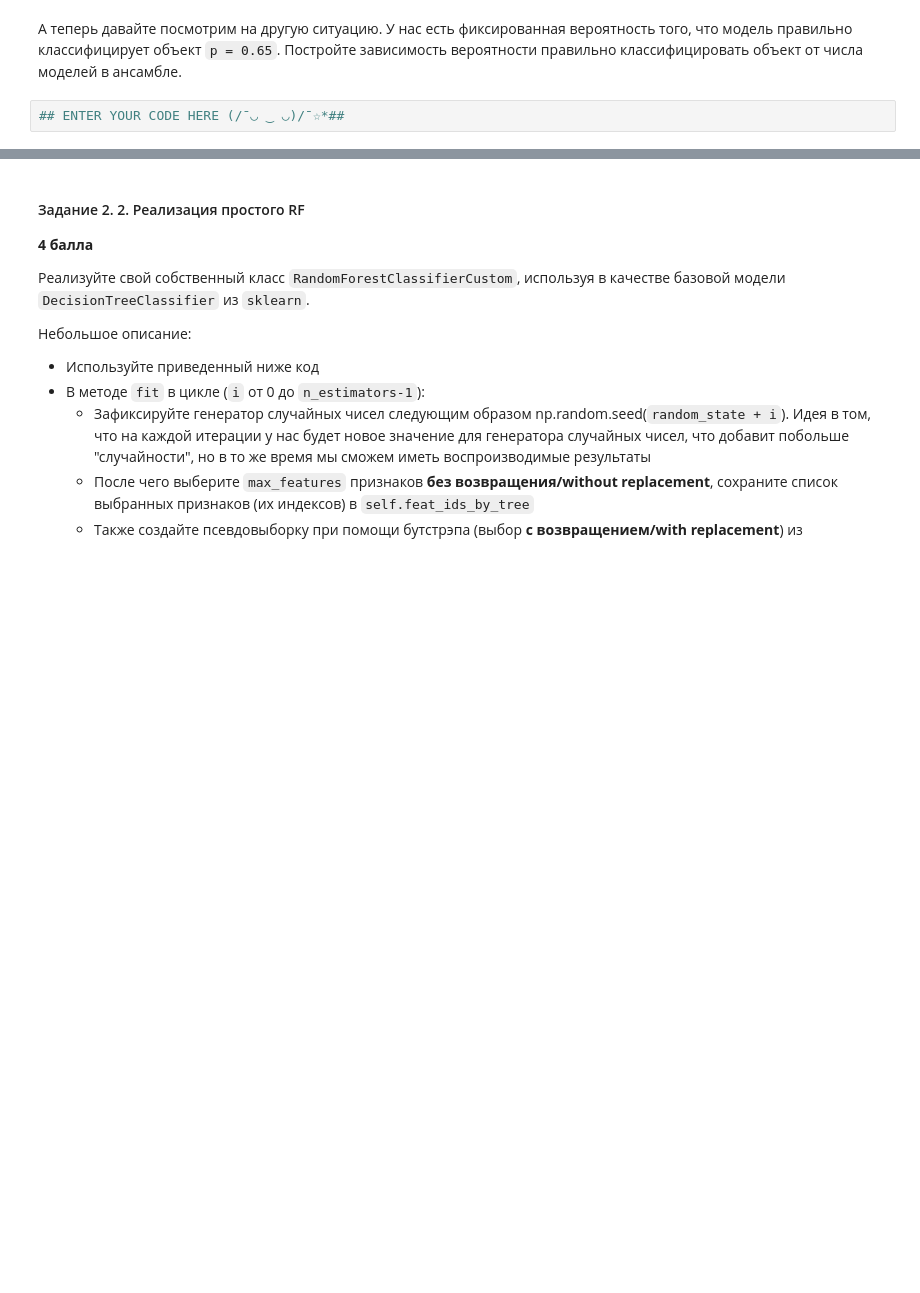
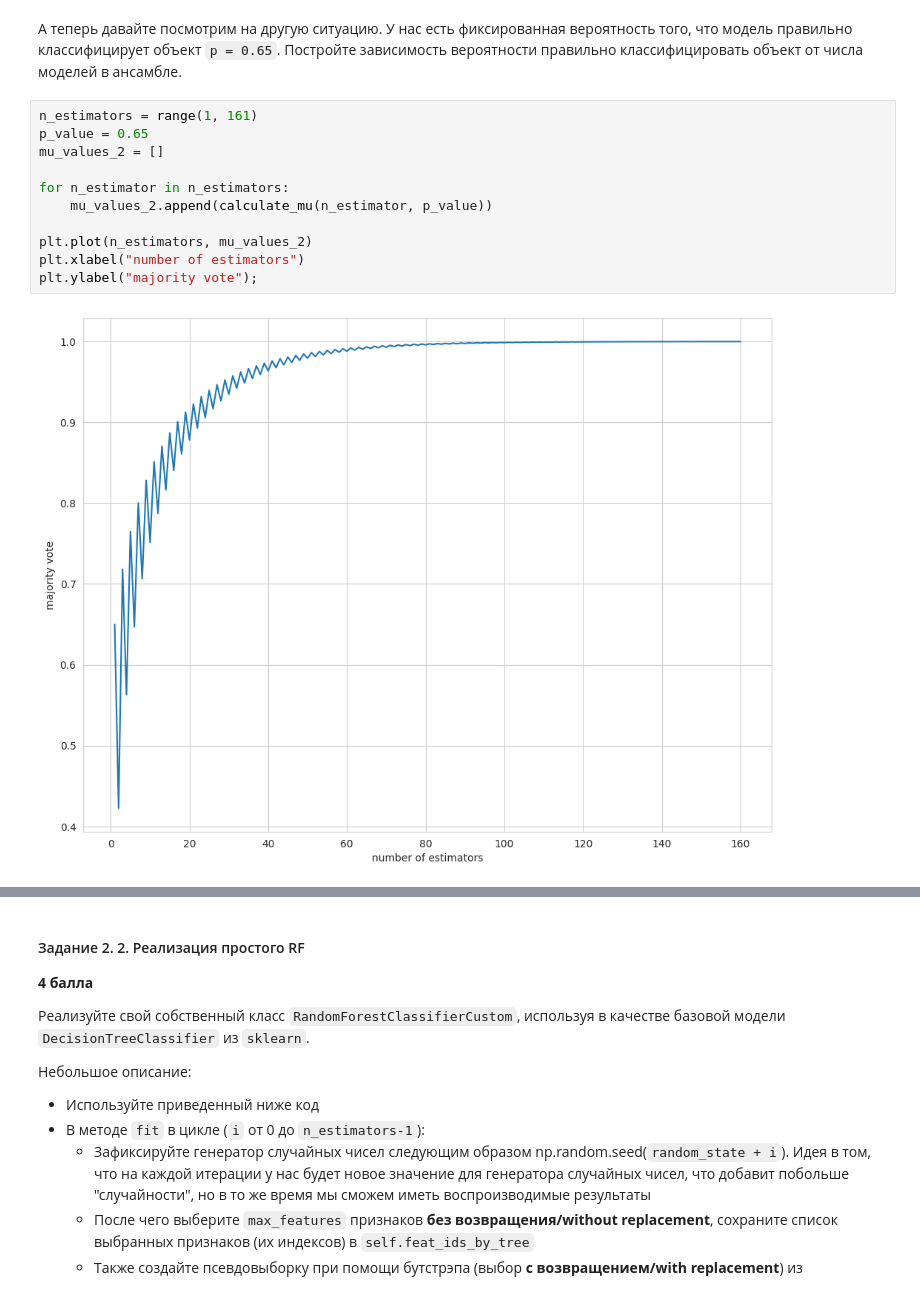
Before and after one commit to ArtemVaska/BI-ML-2024, a Jupyter notebook: lecture_5_ensemples/homework/code/Ensembles.ipynb, the cells around one changed output, grey strips where cells are left out. Saved outputs shown, nothing was run; the diff lists cells and outputs as text; blank space fills up the shorter version.

```diff
--- a/lecture_5_ensemples/homework/code/Ensembles.ipynb
+++ b/lecture_5_ensemples/homework/code/Ensembles.ipynb
@@ -101,4 +117,15 @@ $$ \large \mu = \sum_ {i = 51} ^ {101} C_{101} ^ ip ^ i (1-p) ^ {101-i} $$
 # %% [markdown]
 А теперь давайте посмотрим на другую ситуацию. У нас есть фиксированная вероятность того, что модель правильно классифицирует объект `p = 0.65`. Постройте зависимость вероятности правильно классифицировать объект от числа моделей в ансамбле.
-# %%
-## ENTER YOUR CODE HERE (/¯◡ ‿ ◡)/¯☆*##
+# %%
+n_estimators = range(1, 161)
+p_value = 0.65
+mu_values_2 = []
+
+for n_estimator in n_estimators:
+    mu_values_2.append(calculate_mu(n_estimator, p_value))
+
+plt.plot(n_estimators, mu_values_2)
+plt.xlabel("number of estimators")
+plt.ylabel("majority vote");
+# %% [output]
+[figure, added]
```
Also changed, not shown: parts of 8 cells of this notebook.
